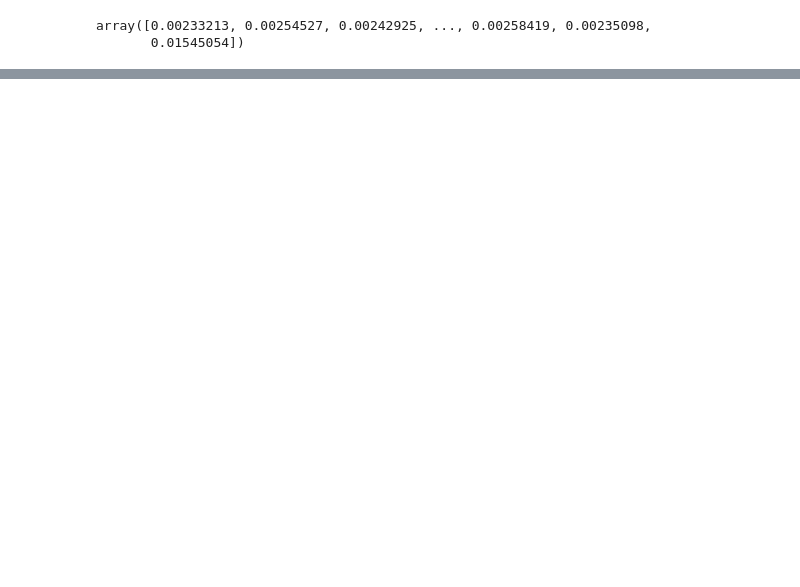
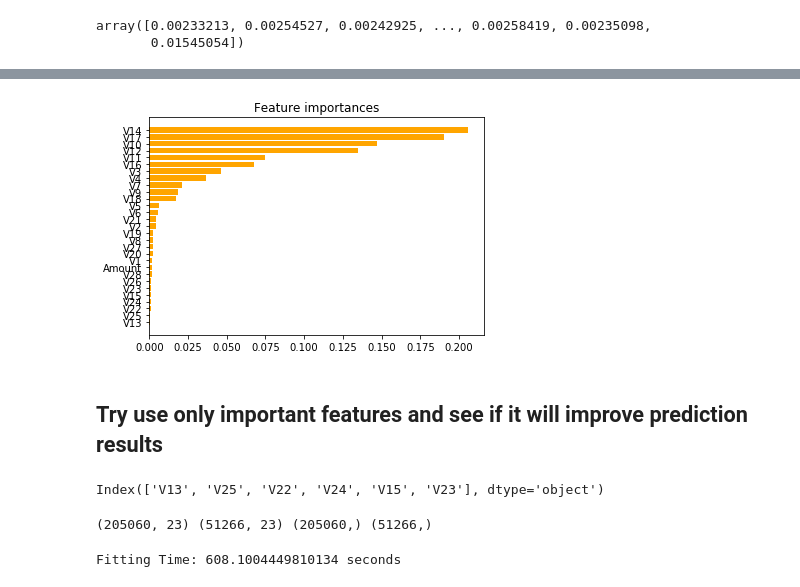
Before and after one commit to sophiarora/CreditCardFraud, a Jupyter notebook: Credit Card Notebook_RandomForest.ipynb, the cells around one changed output, grey strips where cells are left out. Cells and saved outputs as stored; diff of their text form; code cells hidden in the pictures; blank space fills up the shorter version.

```diff
--- a/Credit Card Notebook_RandomForest.ipynb
+++ b/Credit Card Notebook_RandomForest.ipynb
@@ -75,0 +79,18 @@ array([[51168,     9],
+# %%
+def plot_import():
+    plt.figure()
+    plt.title("Feature importances")
+    plt.barh(range(X_train_rf.shape[1]), importances[indices],color="orange",align="center",
+        tick_label = train_frame.columns[:-1][indices])
+    plt.show()
+# %%
+plot_import()
+# %% [output]
+[figure, added]
+# %% [markdown]
+## Try use only important features and see if it will improve prediction results
+# %%
+drop_columns = train_frame.columns[:-1][indices][:6]
+print (drop_columns)
+# %% [output]
+Index(['V13', 'V25', 'V22', 'V24', 'V15', 'V23'], dtype='object')
@@ -75,0 +99,12 @@ array([[51168,     9],
+# %%
+X_rf2 = new_train[new_train.columns[:-1]].as_matrix()
+y_rf2 = new_train['Class']
+
+strsplit = StratifiedShuffleSplit(n_splits=1, test_size=0.2, random_state=36)
+for train_index, test_index in strsplit.split(X_rf2, y_rf2):
+    X_train_rf2, X_test_rf2 = X_rf2[train_index], X_rf2[test_index]
+    y_train_rf2, y_test_rf2 = y_rf2[train_index], y_rf2[test_index]
+
+print(X_train_rf2.shape, X_test_rf2.shape, y_train_rf2.shape, y_test_rf2.shape)
+# %% [output]
+(205060, 23) (51266, 23) (205060,) (51266,)
@@ -75,0 +114,7 @@ array([[51168,     9],
+# %%
+start = timeit.default_timer()
+rf2.fit(X_train_rf2, y_train_rf2)
+stop = timeit.default_timer()
+print("Fitting Time: %s seconds" % (stop - start))
+# %% [output]
+Fitting Time: 608.1004449810134 seconds
```
Also changed, not shown: parts of 15 cells of this notebook, 1 other file.
